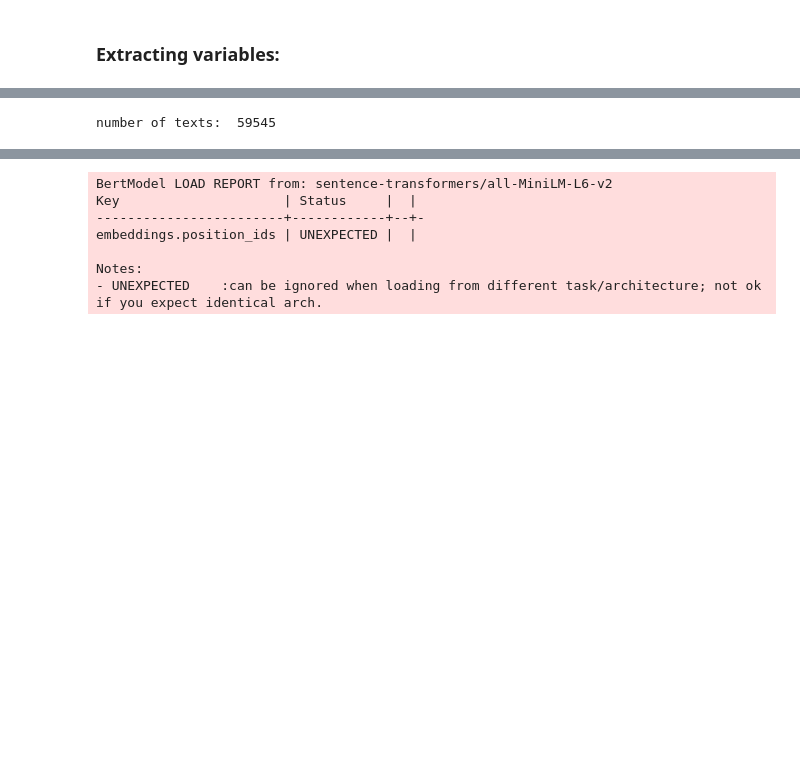
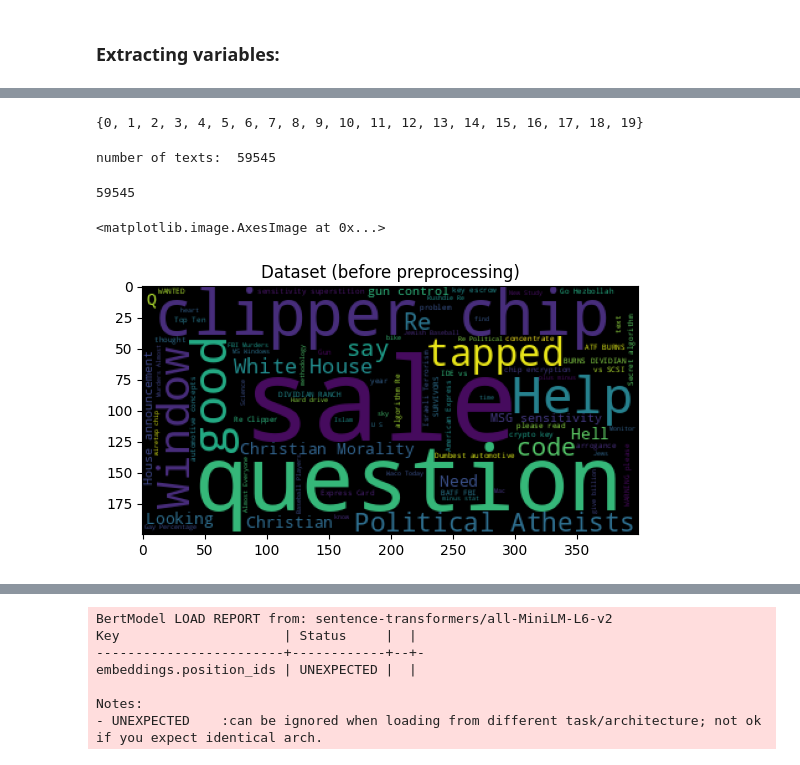
Before and after one commit to Thorkild556/Data_mining_G6, a Jupyter notebook: main.ipynb, the cells around one changed output, grey strips where cells are left out. Drawn from its saved outputs; the diff is of its cells as text; code cells hidden in the pictures; blank space fills up the shorter version.

Commit message:
lab: understood dataset and added few charts

```diff
--- a/main.ipynb
+++ b/main.ipynb
@@ -23,3 +49,10 @@ labels_sep = list(test["labels"])
+# %%
+total = set()
+for i in range(len(test)):
+    total = total.union(set(test[i]["labels"]))
+total  # there are around 20 groups
+# %% [output]
+{0, 1, 2, 3, 4, 5, 6, 7, 8, 9, 10, 11, 12, 13, 14, 15, 16, 17, 18, 19}
 # %%
 texts = []
 for text in texts_sep:
@@ -27,3 +60,9 @@ for text in texts_sep:
 print("number of texts: ", len(texts))
 # %% [output]
 number of texts:  59545
+# %%
+labels_list = list(chain.from_iterable(labels_sep))
+label_counts = OrderedDict(sorted(Counter(labels_list).items()))
+len(labels_list)  # total records in general
+# %% [output]
+59545
@@ -29,0 +71,12 @@ number of texts:  59545
+# %%
+get_from = lambda x: [texts[i] for i, val in enumerate(labels_list) if val == x]
+get_word_cloud = lambda x: WordCloud(stopwords=STOPWORDS, max_words=100).generate(x)
+# %%
+# before preprocessing
+
+cloud = get_word_cloud(" ".join(texts))
+plt.title("Dataset (before preprocessing)")
+plt.imshow(cloud)
+# %% [output]
+<matplotlib.image.AxesImage at 0x...>
+[figure, added]
```
Also changed, not shown: parts of 14 cells of this notebook, 3 other files.
